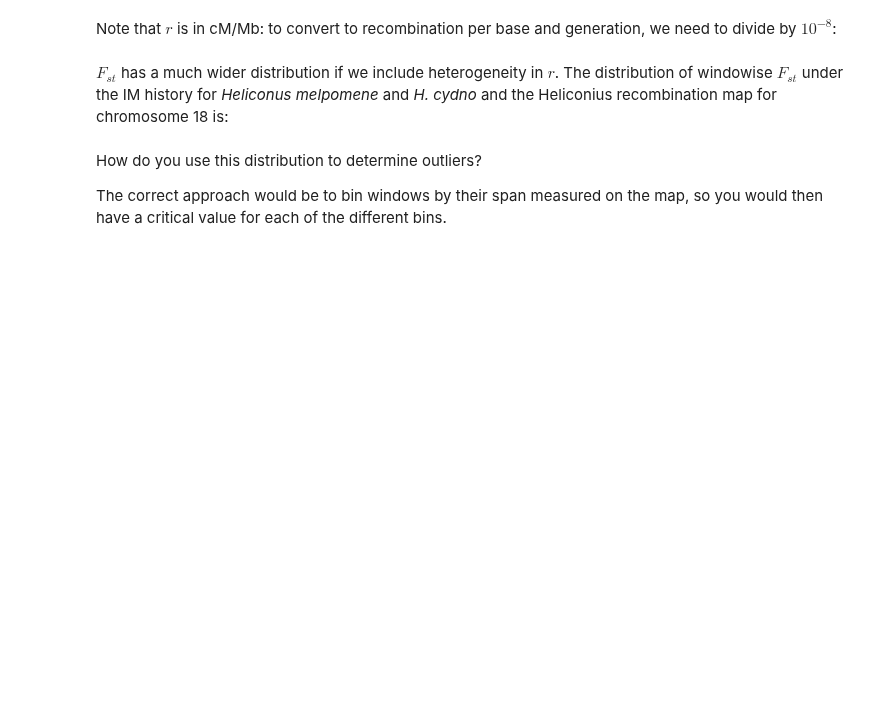
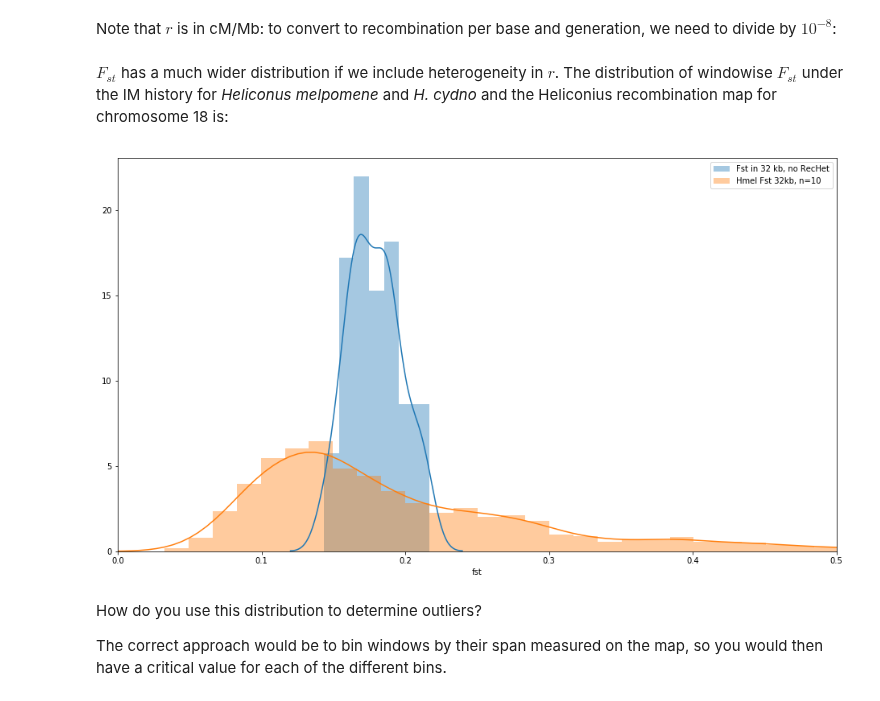
Before and after one commit to DRL/SMBE-SGE-2019, a Jupyter notebook: Session_2/notebooks/session2.2_recombination_rate_heterogeneity.ipynb, the cells around one changed output. Drawn from its saved outputs; the diff is of its cells as text; code cells hidden in the pictures; blank space fills up the shorter version.

```diff
--- a/Session_2/notebooks/session2.2_recombination_rate_heterogeneity.ipynb
+++ b/Session_2/notebooks/session2.2_recombination_rate_heterogeneity.ipynb
@@ -132,13 +131,16 @@ for index, ts in enumerate(replicates_RecHet):
 # %% [markdown]
 $F_{st}$ has a much wider distribution if we include heterogeneity in $r$. The distribution of windowise $F_{st}$ under the IM history for _Heliconus melpomene_ and _H. cydno_ and the Heliconius recombination map for chromosome 18 is:
 # %%
+fstSims = pd.read_csv('precooked_norechet.csv', index_col=0)
 #plot the outcome of your simulation runs
 fig, ax = plt.subplots(figsize=(16,9))
-sns.distplot(fstSims_RecHet, label='Fst in 32 kb, RecHet')
+#sns.distplot(fstSims_RecHet, label='Fst in 32 kb, RecHet')
 sns.distplot(fstSims, label='Fst in 32 kb, no RecHet')
 sns.distplot(hmel18['fst'], label='Hmel Fst 32kb, n=10', norm_hist=True)
 plt.legend()
 ax.set_xlim((0, 0.5));
+# %% [output]
+[figure, added]
 # %% [markdown]
 How do you use this distribution to determine outliers?
 
```
Also changed, not shown: parts of 3 cells of this notebook, 2 other files.
